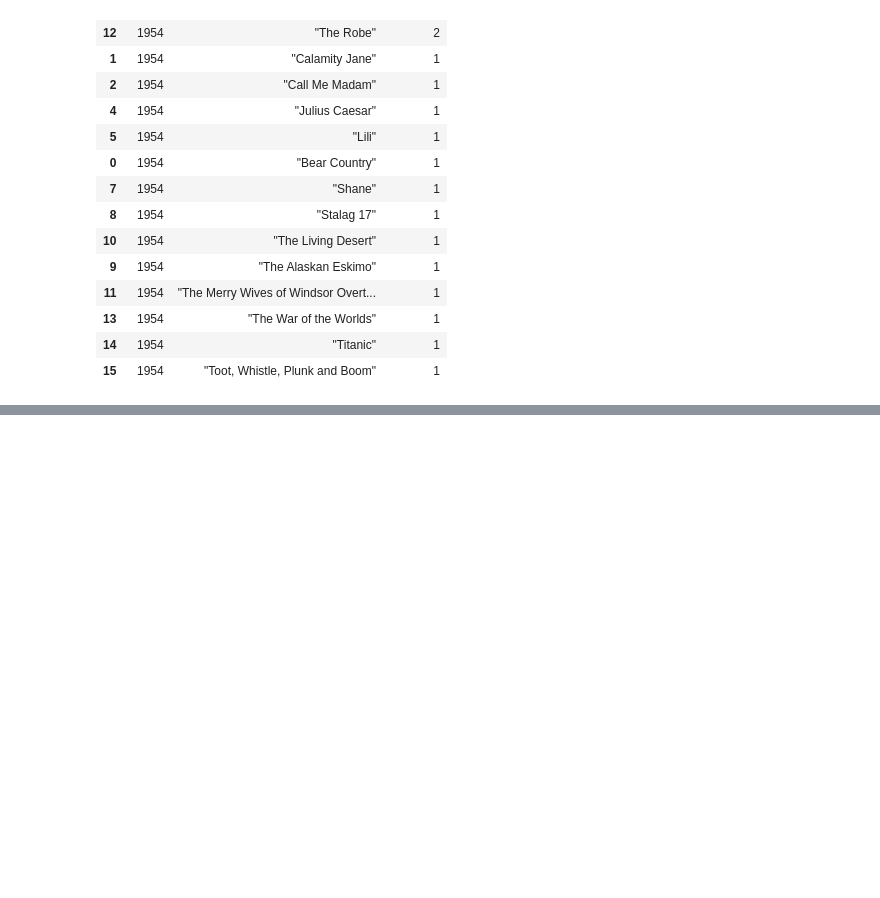
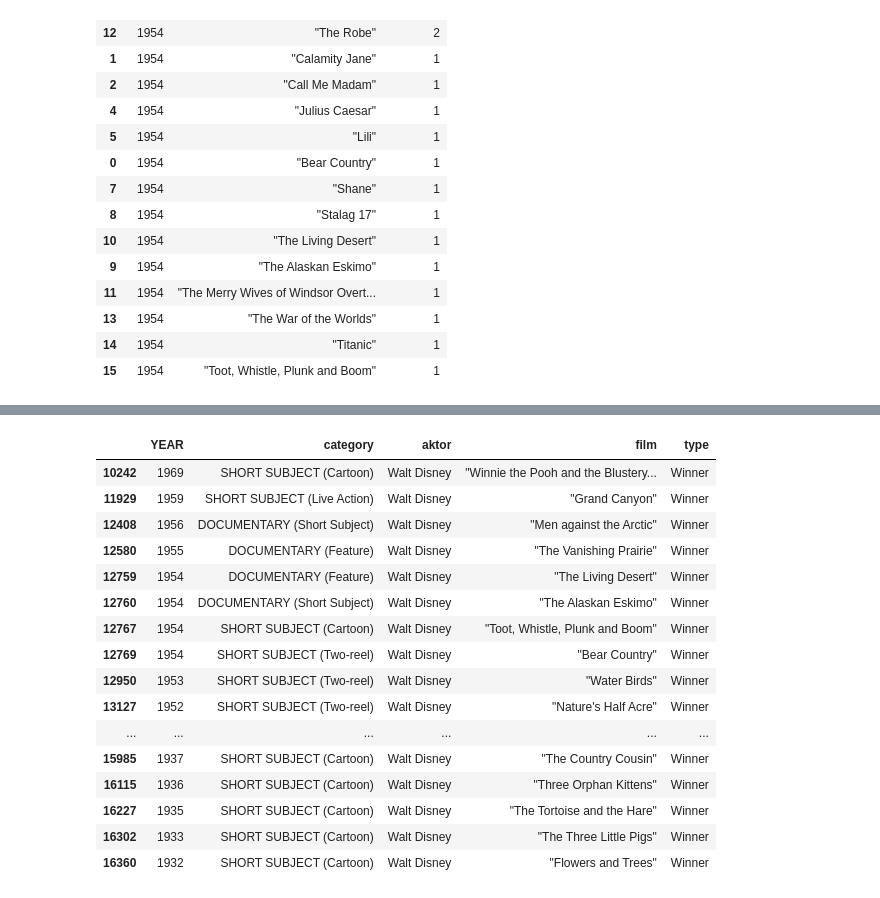
Before and after one commit to KawiorPL/FlaskApp, a Jupyter notebook: Untitled.ipynb, the cells around one changed output, grey strips where cells are left out. Saved outputs shown, nothing was run; the diff lists cells and outputs as text; code cells hidden in the pictures; blank space fills up the shorter version.

```diff
--- a/Untitled.ipynb
+++ b/Untitled.ipynb
@@ -1447,0 +1510,20 @@ df.loc[df['type'] == 'Winner'][['YEAR','category','film']].drop_duplicates().gro
+# %%
+data[(data['aktor']=='Walt Disney') & (data['type']=='Winner')]
+# %% [output]
+|  | YEAR | category | aktor | film | type |
+| 10242 | 1969 | SHORT SUBJECT (Cartoon) | Walt Disney | "Winnie the Pooh and the Blustery... | Winner |
+| 11929 | 1959 | SHORT SUBJECT (Live Action) | Walt Disney | "Grand Canyon" | Winner |
+| 12408 | 1956 | DOCUMENTARY (Short Subject) | Walt Disney | "Men against the Arctic" | Winner |
+| 12580 | 1955 | DOCUMENTARY (Feature) | Walt Disney | "The Vanishing Prairie" | Winner |
+| 12759 | 1954 | DOCUMENTARY (Feature) | Walt Disney | "The Living Desert" | Winner |
+| 12760 | 1954 | DOCUMENTARY (Short Subject) | Walt Disney | "The Alaskan Eskimo" | Winner |
+| 12767 | 1954 | SHORT SUBJECT (Cartoon) | Walt Disney | "Toot, Whistle, Plunk and Boom" | Winner |
+| 12769 | 1954 | SHORT SUBJECT (Two-reel) | Walt Disney | "Bear Country" | Winner |
+| 12950 | 1953 | SHORT SUBJECT (Two-reel) | Walt Disney | "Water Birds" | Winner |
+| 13127 | 1952 | SHORT SUBJECT (Two-reel) | Walt Disney | "Nature's Half Acre" | Winner |
+| ... | ... | ... | ... | ... | ... |
+| 15985 | 1937 | SHORT SUBJECT (Cartoon) | Walt Disney | "The Country Cousin" | Winner |
+| 16115 | 1936 | SHORT SUBJECT (Cartoon) | Walt Disney | "Three Orphan Kittens" | Winner |
+| 16227 | 1935 | SHORT SUBJECT (Cartoon) | Walt Disney | "The Tortoise and the Hare" | Winner |
+| 16302 | 1933 | SHORT SUBJECT (Cartoon) | Walt Disney | "The Three Little Pigs" | Winner |
+| 16360 | 1932 | SHORT SUBJECT (Cartoon) | Walt Disney | "Flowers and Trees" | Winner |
```
Also changed, not shown: parts of 6 cells of this notebook, 5 other files.
